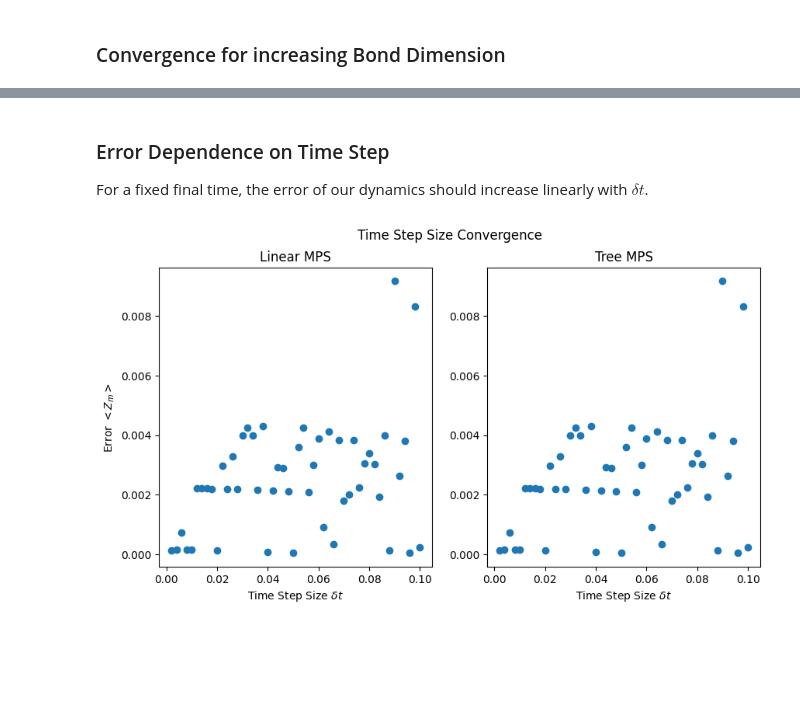
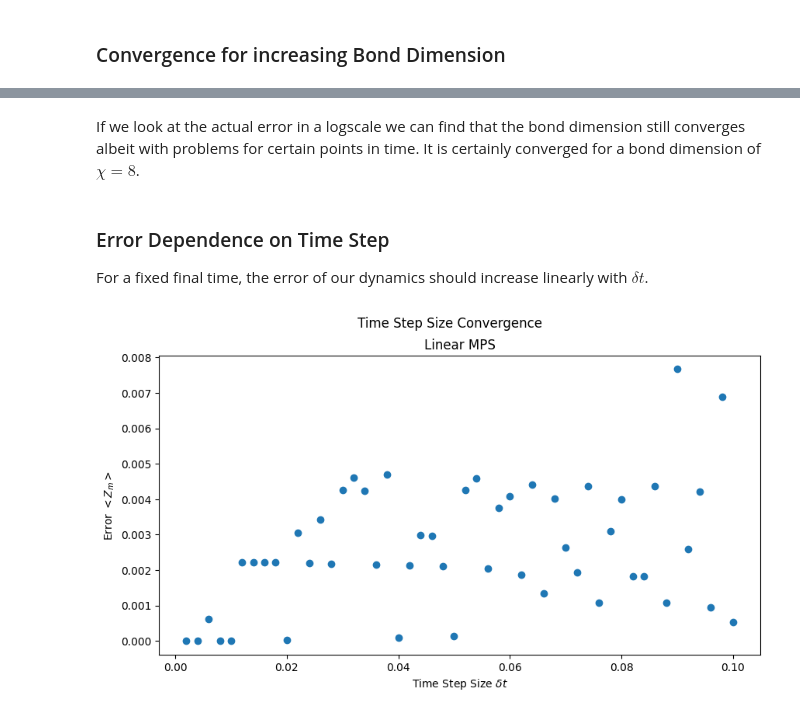
Before and after one commit to Drachier/PyTreeNet, a Jupyter notebook: example_notebooks/tebd/tebd_mps.ipynb, the cells around one changed output, grey strips where cells are left out. Cells and saved outputs as stored; diff of their text form; code cells hidden in the pictures; blank space fills up the shorter version.

```diff
--- a/example_notebooks/tebd/tebd_mps.ipynb
+++ b/example_notebooks/tebd/tebd_mps.ipynb
@@ -445,0 +357,16 @@ We can see that the dynamics converge with increasing bond-dimension and are ful
+# %%
+error_bond_dim = np.zeros_like(results_mps)
+for i in range(num_sites):
+    error_bond_dim[i,:] = np.abs(exact_results[middle_site] - results_mps[i,:])
+# %%
+fig_bond_dim_error, ax_bond_dim_error = plt.subplots(1,1,figsize=(10,5))
+fig_bond_dim_error.suptitle("Error for Bond Dimension Convergence")
+cutoff = 8
+for i in range(1,cutoff):
+    ax_bond_dim_error.semilogy(times, error_bond_dim[i,:], label=f"$\chi =${i}",
+                               color="b", alpha=1/(cutoff-i+1))
+ax_bond_dim_error.set_xlabel("Time $t$")
+ax_bond_dim_error.set_ylabel("Expectation value error")
+
+plt.legend()
+plt.show()
@@ -446,40 +375,34 @@ We can see that the dynamics converge with increasing bond-dimension and are ful
+# %% [markdown]
+If we look at the actual error in a logscale we can find that the bond dimension still converges albeit with problems for certain points in time. It is certainly converged for a bond dimension of $\chi = 8$.
 # %% [markdown]
 ### Error Dependence on Time Step
 For a fixed final time, the error of our dynamics should increase linearly with $\delta t$.
 # %%
-max_bond_dim = 4
+max_bond_dim = 7
 time_step_sizes = np.arange(final_time / 1000 * 2,
                             final_time / 10 + final_time / 1000 * 2,
                             final_time / 1000 * 2)
 
-ref_result = results[middle_site,-1]
+ref_result = exact_results[middle_site,-1]
 results_mps = []
 results_tree = []
 
 for i, time_step_size in tqdm(enumerate(time_step_sizes)):
     tebd_mps = ptn.TEBD(deepcopy(mps), trotter1st, time_step_size,
-                        final_time, [tebd_operators[middle_site]],
-                        max_bond_dim=max_bond_dim, rel_tol=rel_tol)
-    tebd_tree = ptn.TEBD(deepcopy(mps_tree), trotter1st, time_step_size,
-                        final_time, [tebd_operators[middle_site]],
+                        final_time, tebd_operators[middle_site],
                         max_bond_dim=max_bond_dim, rel_tol=rel_tol)
     tebd_mps.run(pgbar=False)
-    tebd_tree.run(pgbar=False)
-    results_mps.append(np.absolute(tebd_mps.results[0,-1] - ref_result))
-    results_tree.append(np.absolute(tebd_tree.results[0,-1] - ref_result))
+    tebd_results = tebd_mps.operator_results(realise=True)[0,-1]
+    results_mps.append(np.absolute(tebd_results - ref_result))
 # %%
-fig5, ax5 = plt.subplots(1, 2, sharex=True, figsize=(10,5))
+fig5, ax5 = plt.subplots(1, 1, sharex=True, figsize=(10,5))
 fig5.suptitle("Time Step Size Convergence")
 
-ax5[0].plot(time_step_sizes, results_mps, "o")
-ax5[0].set_ylabel(f"Error $<Z_m>$")
-ax5[0].set_xlabel("Time Step Size $\delta t$")
-ax5[0].set_title("Linear MPS")
-
-ax5[1].plot(time_step_sizes, results_tree, "o")
-ax5[1].set_xlabel("Time Step Size $\delta t$")
-ax5[1].set_title("Tree MPS")
+ax5.plot(time_step_sizes, results_mps, "o")
+ax5.set_ylabel(f"Error $<Z_m>$")
+ax5.set_xlabel("Time Step Size $\delta t$")
+ax5.set_title("Linear MPS")
 
 plt.show()
 # %% [output]
-[figure, old version]
+[figure, new version]
```
Also changed, not shown: parts of 29 cells of this notebook.
